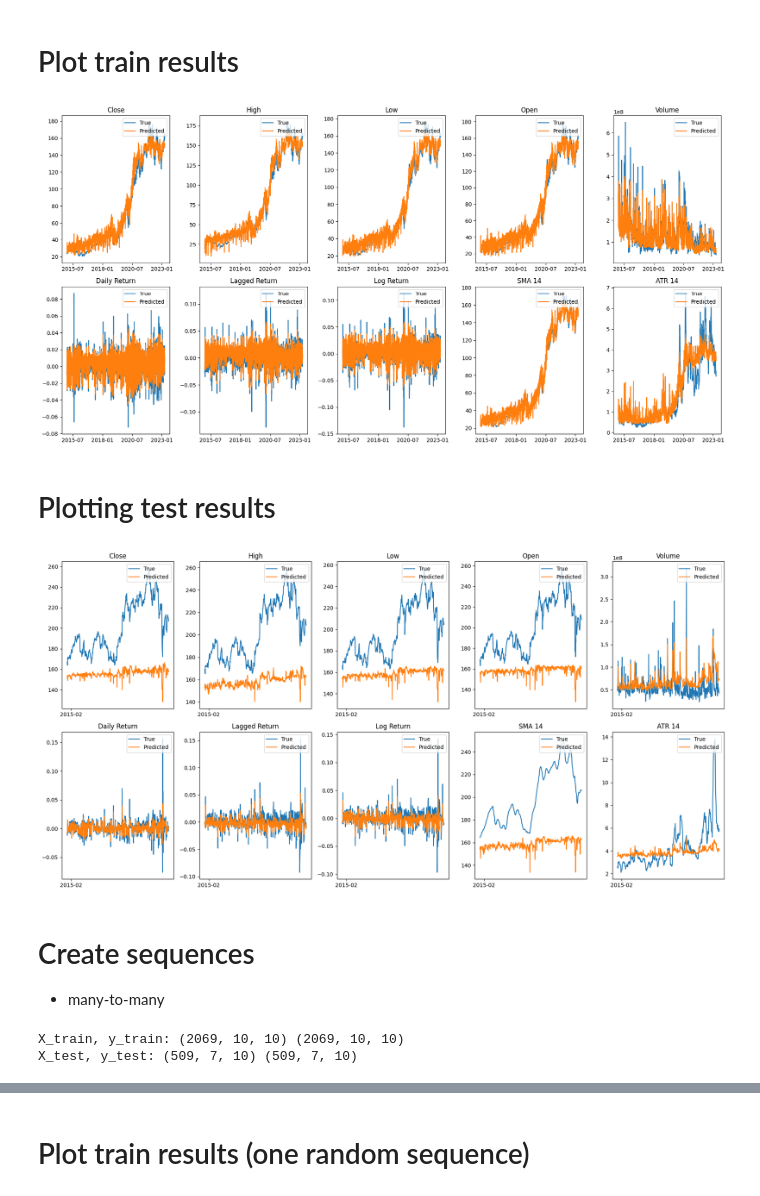
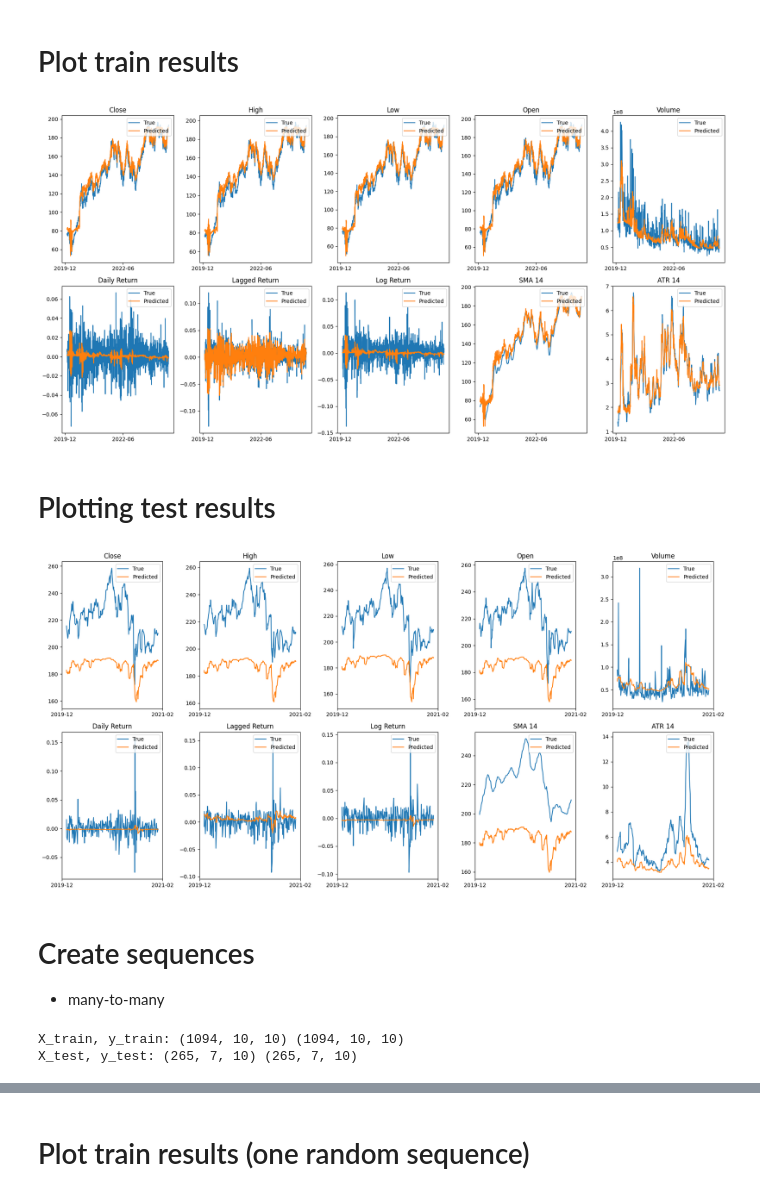
Before and after one commit to glovric/SequentialComparison-TVZ, a Jupyter notebook: Transformer.ipynb, the cells around one changed output, grey strips where cells are left out. Cells and saved outputs as stored; diff of their text form; code cells hidden in the pictures.

Commit message:
Updated Transformer

```diff
--- a/Transformer.ipynb
+++ b/Transformer.ipynb
@@ -11,6 +11,6 @@ from utils.finance_utils import get_financial_data
 # %% [markdown]
 # Load financial data
 # %%
-df = get_financial_data()
+df = get_financial_data(start_date="2020-01-01")
 df.head()
 # %% [output]
@@ -82,24 +84,3 @@ dataset_test = StockDataset(X_test_seq, y_test_seq)
 dataloader_test = DataLoader(dataset_test, batch_size=batch_size, shuffle=False)
 # %% [markdown]
 # Model definition
-# %%
-class TransformerModel(nn.Module):
-    def __init__(self, input_dim, output_dim, num_heads, num_layers=6, dim_ff=2048, dropout=0.1):
-        super(TransformerModel, self).__init__()
-
-        self.transformer = nn.Transformer(
-            d_model=input_dim,
-            nhead=num_heads,
-            num_encoder_layers=num_layers,
-            num_decoder_layers=num_layers,
-            dim_feedforward=dim_ff,
-            dropout=dropout,
-            batch_first=True
-        )
-
-        self.fc_out = nn.Linear(input_dim, output_dim)
-
-    def forward(self, src, tgt):
-        output = self.transformer(src, tgt)
-        output = self.fc_out(output)
-        return output
@@ -107,7 +157,7 @@ class TransformerModel(nn.Module):
 n_features = 10
 num_layers = 3
 num_heads = 5
-dropout = 0.3
+dropout = 0.1
 
 model = TransformerModel(input_dim=n_features, output_dim=n_features, num_heads=num_heads, dropout=dropout, num_layers=num_layers)
 model = model.to(device)
@@ -164,27 +236,29 @@ Validation Loss: 0.6696772575378418
 # %%
 import matplotlib.dates as mdates
 
 fig, axes = plt.subplots(2, 5, figsize=(18, 9))
 axes = axes.flatten()
 
+tgt_input = torch.zeros(X_train_seq.size(0), 1, X_train_seq.size(2)).to(device)
+
 y_true = scaler.inverse_transform(y_train_seq.squeeze(1).cpu().detach().numpy())
-y_pred = model(X_train_seq, y_train_seq).squeeze(1).cpu().detach().numpy()
+y_pred = model(X_train_seq, tgt_input).squeeze(1).cpu().detach().numpy()
 y_pred = scaler.inverse_transform(y_pred)
 
 train_dates = df.index[:len(X_train_seq)]
 
 for idx, c in enumerate(df.columns):
     axes[idx].plot(train_dates, y_true[:, idx], color='#1f77b4', label='True')
     axes[idx].plot(train_dates, y_pred[:, idx], color='#ff7f0e', label='Predicted')
     axes[idx].set_title(c)
     axes[idx].legend(loc='upper right')
     axes[idx].xaxis.set_major_formatter(mdates.DateFormatter('%Y-%m'))
     axes[idx].xaxis.set_major_locator(mdates.MonthLocator(interval=30))
 
 plt.tight_layout()
 plt.show()
 # %% [output]
-[figure, old version]
+[figure, new version]
 # %% [markdown]
 # Plotting test results
 # %%
@@ -193,8 +267,10 @@ import matplotlib.dates as mdates
 fig, axes = plt.subplots(2, 5, figsize=(18, 9))
 axes = axes.flatten()
 
+tgt_input = torch.zeros(X_test_seq.size(0), 1, X_test_seq.size(2)).to(device)
+
 y_true = scaler.inverse_transform(y_test_seq.squeeze(1).cpu().detach().numpy())
-y_pred = model(X_test_seq, y_test_seq).squeeze(1).cpu().detach().numpy()
+y_pred = model(X_test_seq, tgt_input).squeeze(1).cpu().detach().numpy()
 y_pred = scaler.inverse_transform(y_pred)
 
 test_dates = df.index[:len(X_test_seq)]
@@ -210,7 +286,7 @@ for idx, c in enumerate(df.columns):
 plt.tight_layout()
 plt.show()
 # %% [output]
-[figure, old version]
+[figure, new version]
 # %% [markdown]
 # Create sequences
 
@@ -222,8 +298,8 @@ X_test_seq, y_test_seq = create_sequence(X_test_scaled, input_seq_len=7, target_
 print(f'X_train, y_train: {X_train_seq.shape} {y_train_seq.shape}')
 print(f'X_test, y_test: {X_test_seq.shape} {y_test_seq.shape}')
 # %% [output]
-X_train, y_train: (2069, 10, 10) (2069, 10, 10)
-X_test, y_test: (509, 7, 10) (509, 7, 10)
+X_train, y_train: (1094, 10, 10) (1094, 10, 10)
+X_test, y_test: (265, 7, 10) (265, 7, 10)
 # %%
 X_train_seq, X_test_seq, y_train_seq, y_test_seq = torch.Tensor(X_train_seq), torch.Tensor(X_test_seq), torch.Tensor(y_train_seq), torch.Tensor(y_test_seq)
 
```
Also changed, not shown: parts of 14 cells of this notebook, 2 other files.
